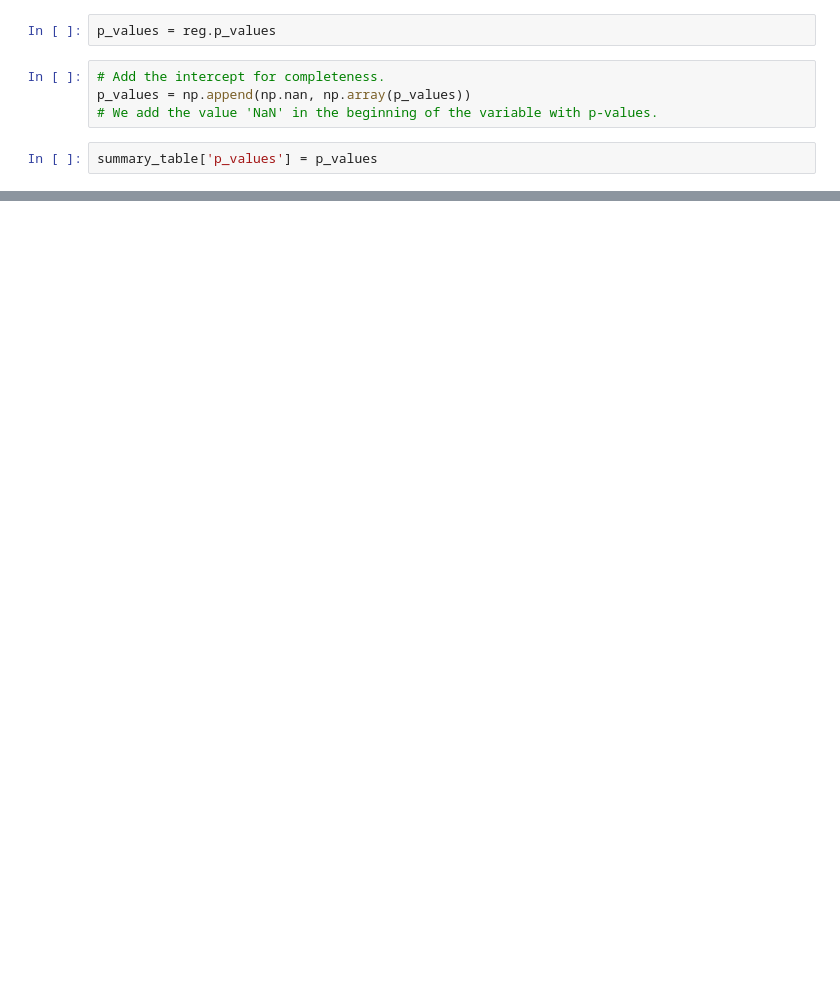
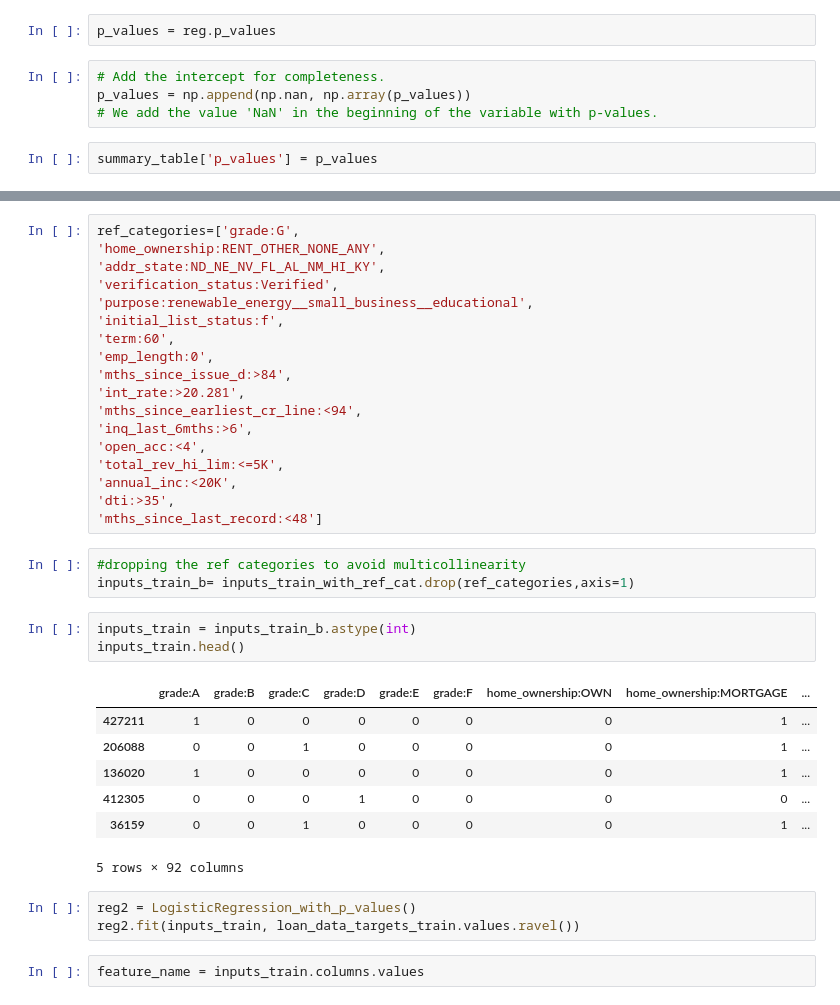
Before and after one commit to Isildil/credit_risk, a Jupyter notebook: Credit Risk Modeling - Pd Model.ipynb, the cells around one changed output, grey strips where cells are left out. Cells and saved outputs as stored; diff of their text form; blank space fills up the shorter version.

```diff
--- a/Credit Risk Modeling - Pd Model.ipynb
+++ b/Credit Risk Modeling - Pd Model.ipynb
@@ -350,0 +470,37 @@ summary_table
+# %%
+ref_categories=['grade:G',
+'home_ownership:RENT_OTHER_NONE_ANY',
+'addr_state:ND_NE_NV_FL_AL_NM_HI_KY',
+'verification_status:Verified',
+'purpose:renewable_energy__small_business__educational',
+'initial_list_status:f',
+'term:60',
+'emp_length:0',
+'mths_since_issue_d:>84',
+'int_rate:>20.281',
+'mths_since_earliest_cr_line:<94',
+'inq_last_6mths:>6',
+'open_acc:<4',
+'total_rev_hi_lim:<=5K',
+'annual_inc:<20K',
+'dti:>35',
+'mths_since_last_record:<48']
+# %%
+#dropping the ref categories to avoid multicollinearity
+inputs_train_b= inputs_train_with_ref_cat.drop(ref_categories,axis=1)
+# %%
+inputs_train = inputs_train_b.astype(int)
+inputs_train.head()
+# %% [output]
+|  | grade:A | grade:B | grade:C | grade:D | grade:E | grade:F | home_ownership:OWN | home_ownership:MORTGAGE | ... |
+| 427211 | 1 | 0 | 0 | 0 | 0 | 0 | 0 | 1 | ... |
+| 206088 | 0 | 0 | 1 | 0 | 0 | 0 | 0 | 1 | ... |
+| 136020 | 1 | 0 | 0 | 0 | 0 | 0 | 0 | 1 | ... |
+| 412305 | 0 | 0 | 0 | 1 | 0 | 0 | 0 | 0 | ... |
+| 36159 | 0 | 0 | 1 | 0 | 0 | 0 | 0 | 1 | ... |
+5 rows × 92 columns
+# %%
+reg2 = LogisticRegression_with_p_values()
+reg2.fit(inputs_train, loan_data_targets_train.values.ravel())
+# %%
+feature_name = inputs_train.columns.values
```
Also changed, not shown: parts of 29 cells of this notebook.
